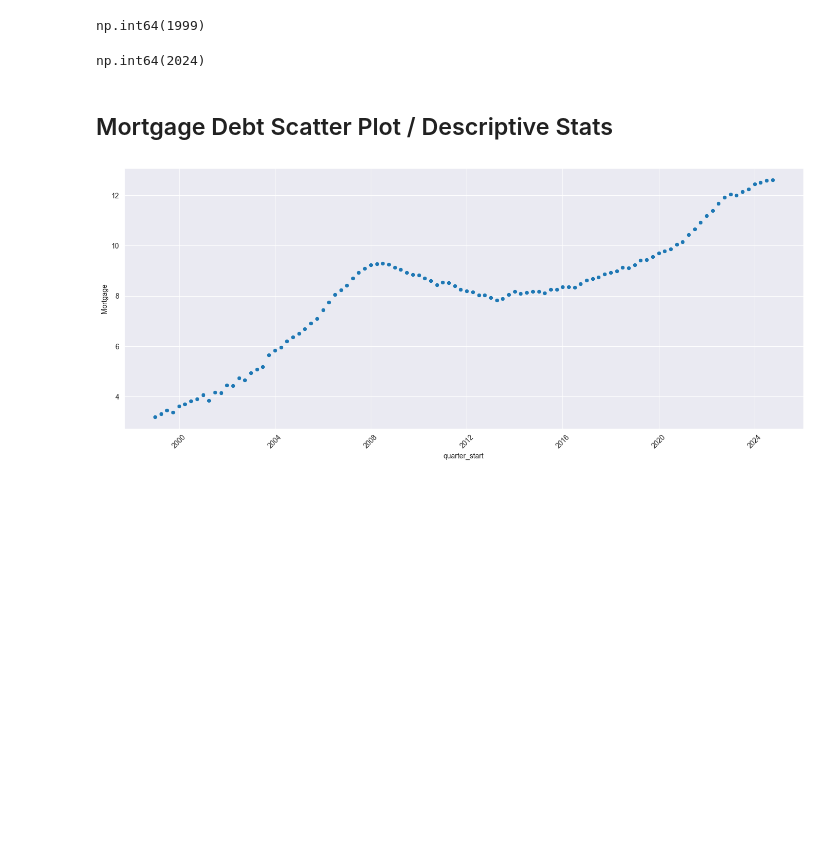
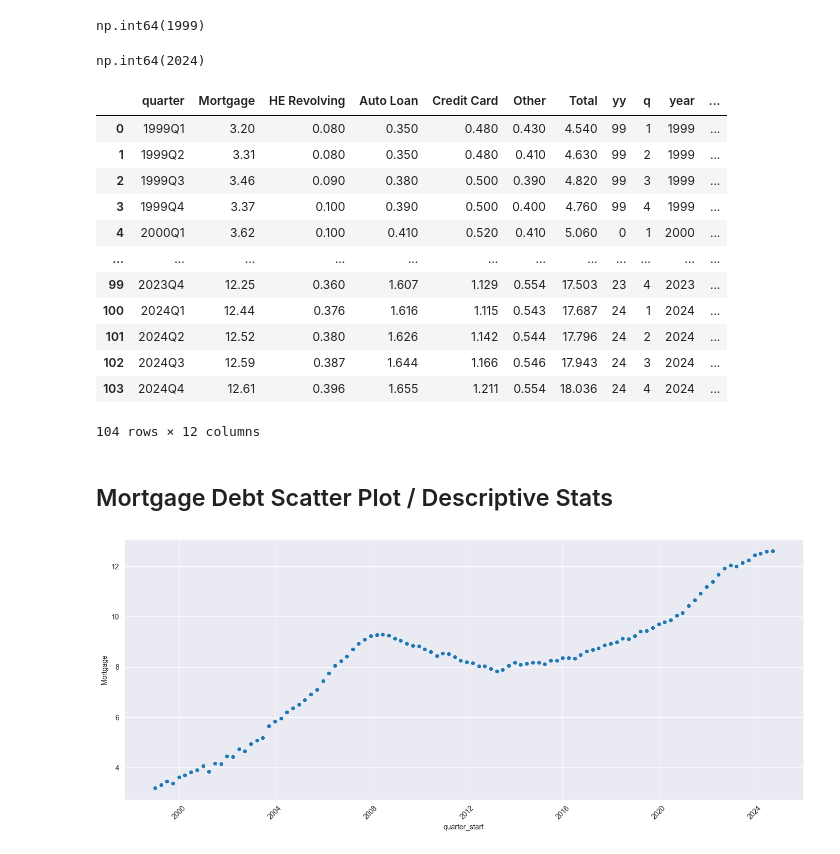
Before and after one commit to alvaroEspinozaMerida/CA_Housing_Analysis, a Jupyter notebook: src/debt_EDA.ipynb, the cells around one changed output. Saved outputs shown, nothing was run; the diff lists cells and outputs as text; code cells hidden in the pictures; blank space fills up the shorter version.

```diff
--- a/src/debt_EDA.ipynb
+++ b/src/debt_EDA.ipynb
@@ -132,6 +132,22 @@ np.int64(2024)
 cols = ['Mortgage', 'HE Revolving', 'Auto Loan', 'Credit Card',
        'Other', 'Total']   # pick your columns
 debt_all[cols] = debt_all[cols].astype(float)
+# %%
+debt_all
+# %% [output]
+|  | quarter | Mortgage | HE Revolving | Auto Loan | Credit Card | Other | Total | yy | q | year | ... |
+| 0 | 1999Q1 | 3.20 | 0.080 | 0.350 | 0.480 | 0.430 | 4.540 | 99 | 1 | 1999 | ... |
+| 1 | 1999Q2 | 3.31 | 0.080 | 0.350 | 0.480 | 0.410 | 4.630 | 99 | 2 | 1999 | ... |
+| 2 | 1999Q3 | 3.46 | 0.090 | 0.380 | 0.500 | 0.390 | 4.820 | 99 | 3 | 1999 | ... |
+| 3 | 1999Q4 | 3.37 | 0.100 | 0.390 | 0.500 | 0.400 | 4.760 | 99 | 4 | 1999 | ... |
+| 4 | 2000Q1 | 3.62 | 0.100 | 0.410 | 0.520 | 0.410 | 5.060 | 0 | 1 | 2000 | ... |
+| ... | ... | ... | ... | ... | ... | ... | ... | ... | ... | ... | ... |
+| 99 | 2023Q4 | 12.25 | 0.360 | 1.607 | 1.129 | 0.554 | 17.503 | 23 | 4 | 2023 | ... |
+| 100 | 2024Q1 | 12.44 | 0.376 | 1.616 | 1.115 | 0.543 | 17.687 | 24 | 1 | 2024 | ... |
+| 101 | 2024Q2 | 12.52 | 0.380 | 1.626 | 1.142 | 0.544 | 17.796 | 24 | 2 | 2024 | ... |
+| 102 | 2024Q3 | 12.59 | 0.387 | 1.644 | 1.166 | 0.546 | 17.943 | 24 | 3 | 2024 | ... |
+| 103 | 2024Q4 | 12.61 | 0.396 | 1.655 | 1.211 | 0.554 | 18.036 | 24 | 4 | 2024 | ... |
+104 rows × 12 columns
 # %% [markdown]
 ## Mortgage Debt Scatter Plot / Descriptive Stats
 # %%
```
Also changed, not shown: parts of 2 cells of this notebook, 4 other files.
